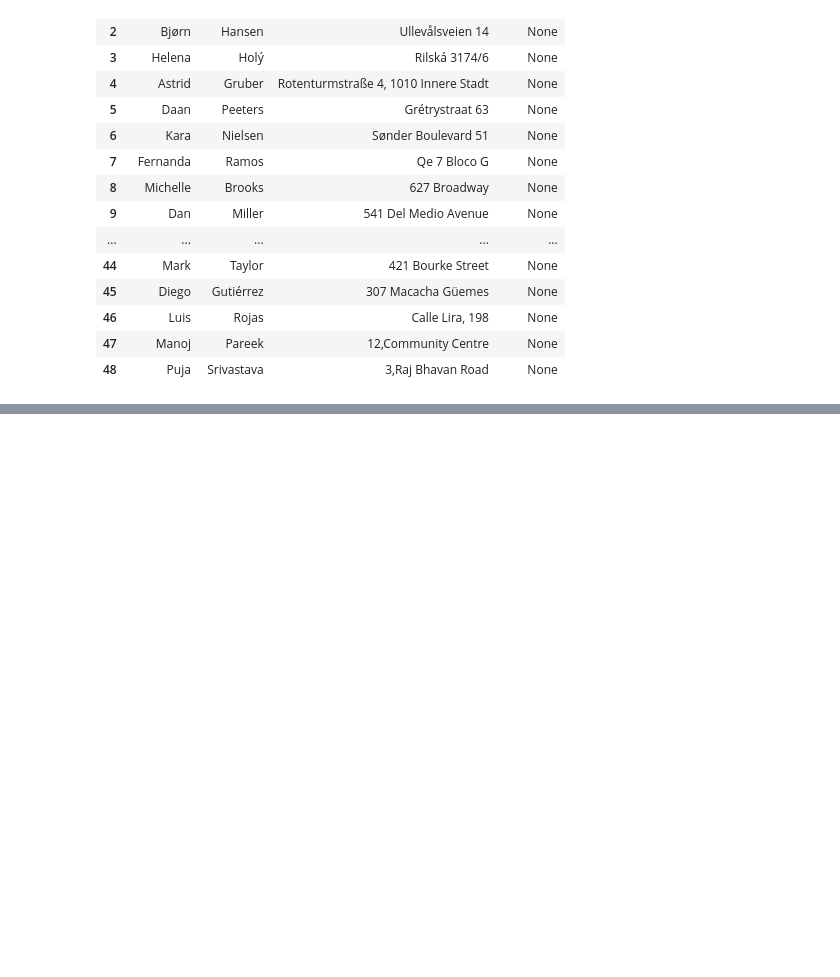
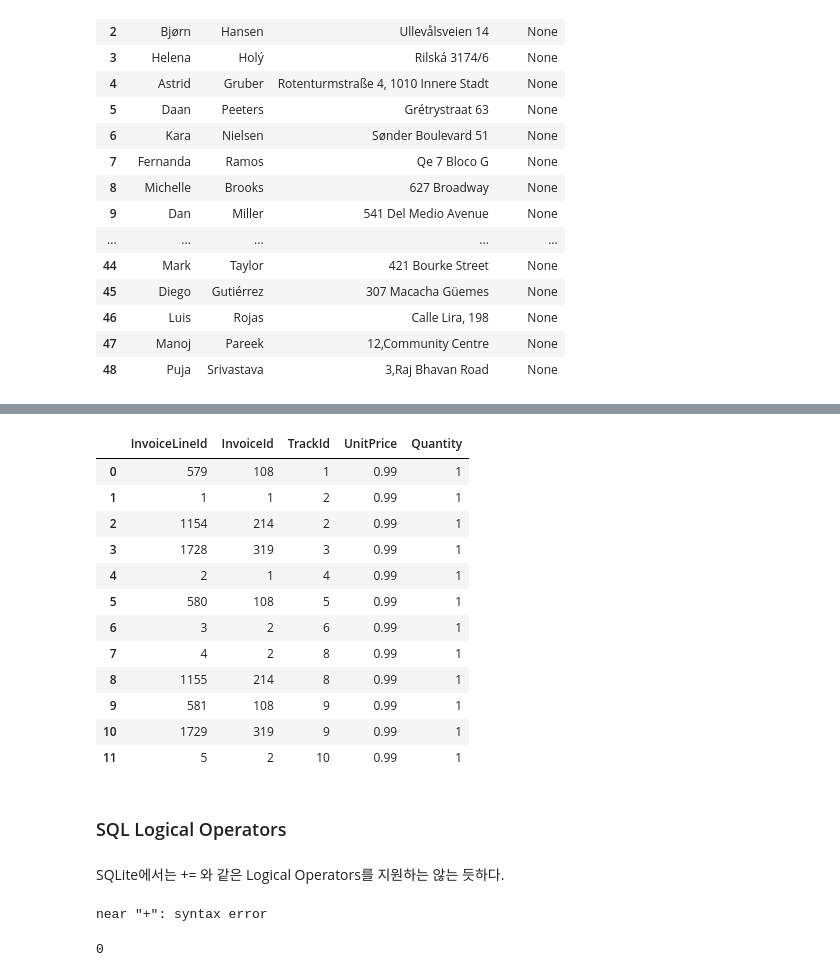
Before and after one commit to softeerbootcamp4th/data_engineering_course_materials, a Jupyter notebook: missions/W1/W1M2.ipynb, the cells around one changed output, grey strips where cells are left out. Saved outputs shown, nothing was run; the diff lists cells and outputs as text; code cells hidden in the pictures; blank space fills up the shorter version.

```diff
--- a/missions/W1/W1M2.ipynb
+++ b/missions/W1/W1M2.ipynb
@@ -758,0 +888,40 @@ exec('test.db', query)
+# %%
+query = """
+    SELECT * FROM invoice_items
+    WHERE Trackid <= 10;
+    """
+exec('test.db', query)
+# %% [output]
+|  | InvoiceLineId | InvoiceId | TrackId | UnitPrice | Quantity |
+| 0 | 579 | 108 | 1 | 0.99 | 1 |
+| 1 | 1 | 1 | 2 | 0.99 | 1 |
+| 2 | 1154 | 214 | 2 | 0.99 | 1 |
+| 3 | 1728 | 319 | 3 | 0.99 | 1 |
+| 4 | 2 | 1 | 4 | 0.99 | 1 |
+| 5 | 580 | 108 | 5 | 0.99 | 1 |
+| 6 | 3 | 2 | 6 | 0.99 | 1 |
+| 7 | 4 | 2 | 8 | 0.99 | 1 |
+| 8 | 1155 | 214 | 8 | 0.99 | 1 |
+| 9 | 581 | 108 | 9 | 0.99 | 1 |
+| 10 | 1729 | 319 | 9 | 0.99 | 1 |
+| 11 | 5 | 2 | 10 | 0.99 | 1 |
+# %% [markdown]
+### SQL Logical Operators
+# %% [markdown]
+SQLite에서는 += 와 같은 Logical Operators를 지원하는 않는 듯하다.
+# %%
+query = """
+    UPDATE invoice_items
+    SET Trackid += 5
+    """
+exec('test.db', query)
+# %% [output]
+near "+": syntax error
+# %%
+query = """
+    UPDATE invoice_items
+    SET Trackid = Trackid + 5
+    """
+exec('test.db', query)
+# %% [output]
+0
```
Also changed, not shown: parts of 30 cells of this notebook.
